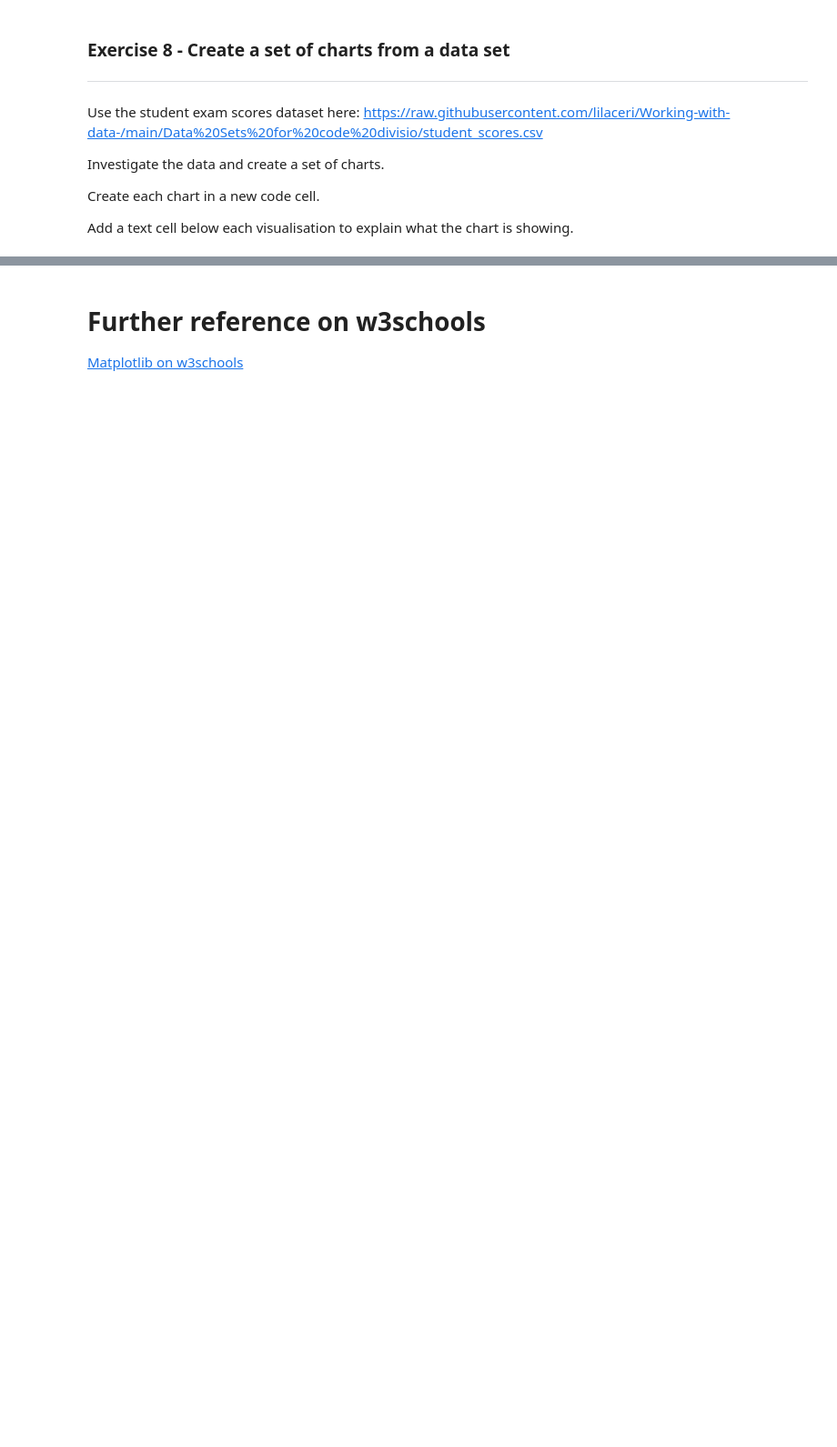
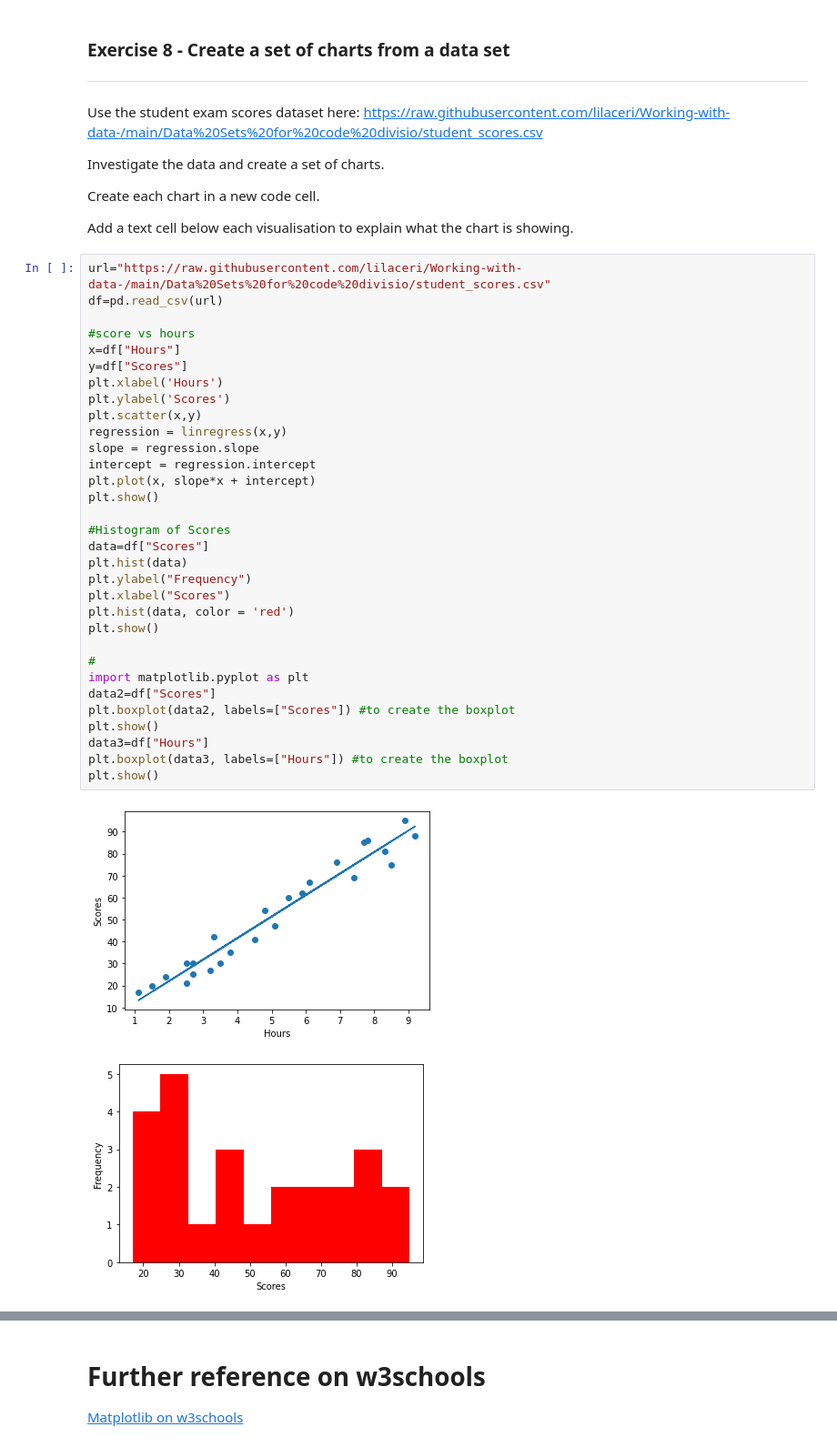
Before and after one commit to nacarvalentina/python-fundamentals, a Jupyter notebook: VN_7_1_Visualisation_with_matplotlib.ipynb, the cells around one changed output, grey strips where cells are left out. Shown at 91% size. Cells and saved outputs as stored; diff of their text form; blank space fills up the shorter version.

```diff
--- a/VN_7_1_Visualisation_with_matplotlib.ipynb
+++ b/VN_7_1_Visualisation_with_matplotlib.ipynb
@@ -299,3 +327,38 @@ Investigate the data and create a set of charts.
 Create each chart in a new code cell.
 
 Add a text cell below each visualisation to explain what the chart is showing.
+# %%
+url="https://raw.githubusercontent.com/lilaceri/Working-with-data-/main/Data%20Sets%20for%20code%20divisio/student_scores.csv"
+df=pd.read_csv(url)
+
+#score vs hours
+x=df["Hours"]
+y=df["Scores"]
+plt.xlabel('Hours')
+plt.ylabel('Scores')
+plt.scatter(x,y)
+regression = linregress(x,y)
+slope = regression.slope
+intercept = regression.intercept
+plt.plot(x, slope*x + intercept)
+plt.show()
+
+#Histogram of Scores
+data=df["Scores"]
+plt.hist(data)
+plt.ylabel("Frequency")
+plt.xlabel("Scores")
+plt.hist(data, color = 'red')
+plt.show()
+
+#
+import matplotlib.pyplot as plt
+data2=df["Scores"]
+plt.boxplot(data2, labels=["Scores"]) #to create the boxplot
+plt.show()
+data3=df["Hours"]
+plt.boxplot(data3, labels=["Hours"]) #to create the boxplot
+plt.show()
+# %% [output]
+[figure, added]
+[figure, added]
```
Also changed, not shown: parts of 4 cells of this notebook.
